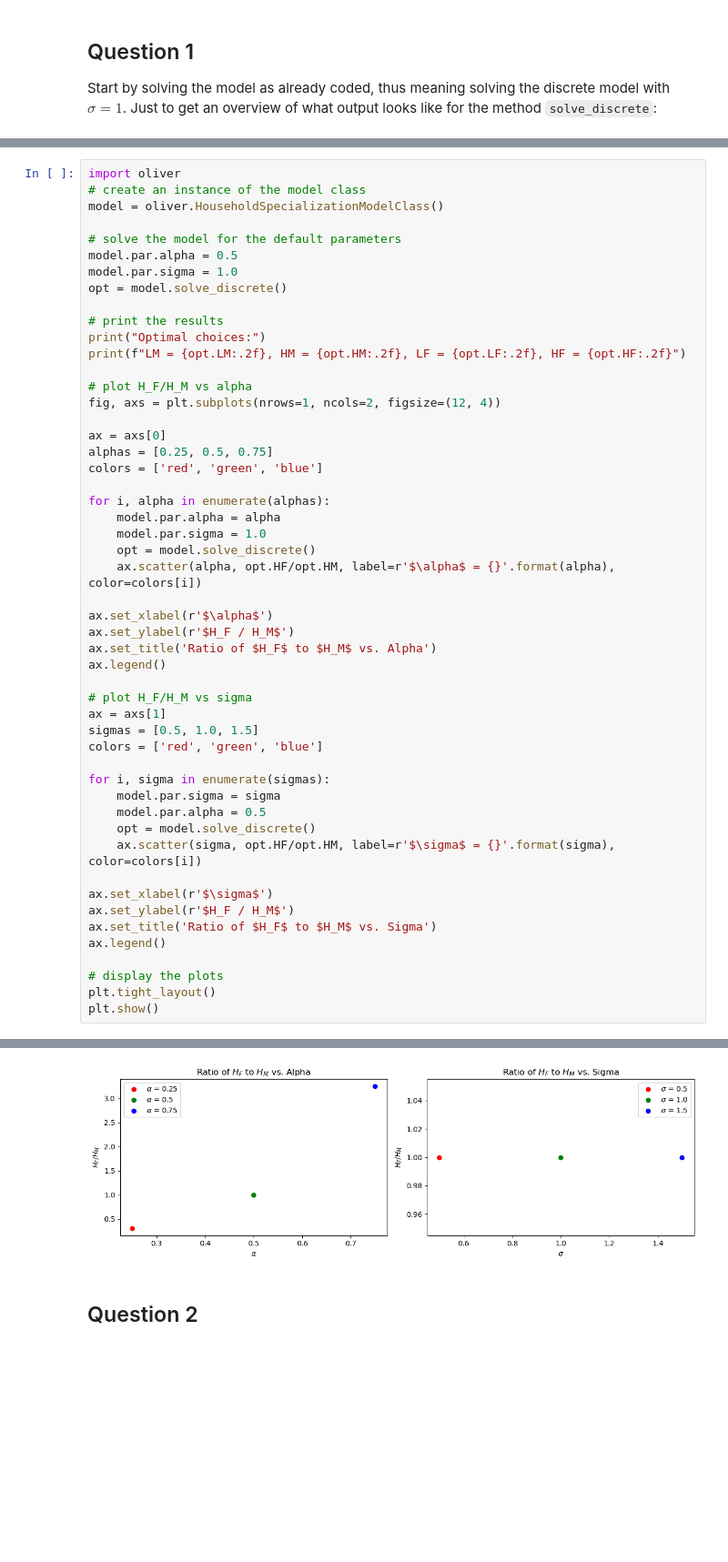
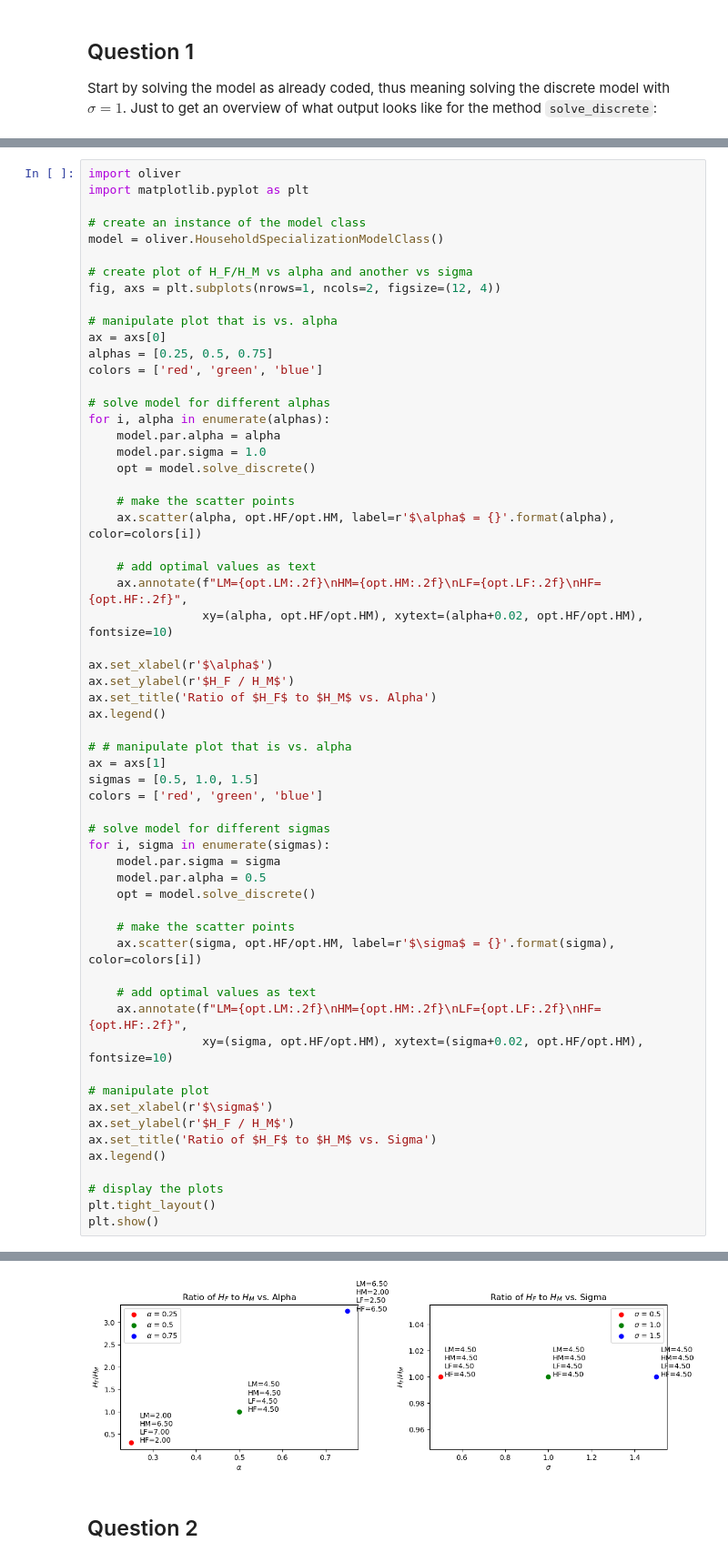
Before and after one commit to NumEconCopenhagen/projects-2023-de-slemme-programmeringsrotter, a Jupyter notebook: inauguralproject/oliver.ipynb, the cells around one changed output, grey strips where cells are left out. Shown at 91% size. Cells and saved outputs as stored; diff of their text form; blank space fills up the shorter version.

```diff
--- a/inauguralproject/oliver.ipynb
+++ b/inauguralproject/oliver.ipynb
@@ -35,46 +37,55 @@ One can see the solutions to the different values of sigma and alpha:
 # %%
 import oliver
+import matplotlib.pyplot as plt
+
 # create an instance of the model class
 model = oliver.HouseholdSpecializationModelClass()
 
-# solve the model for the default parameters
-model.par.alpha = 0.5
-model.par.sigma = 1.0
-opt = model.solve_discrete()
-
-# print the results
-print("Optimal choices:")
-print(f"LM = {opt.LM:.2f}, HM = {opt.HM:.2f}, LF = {opt.LF:.2f}, HF = {opt.HF:.2f}")
-
-# plot H_F/H_M vs alpha
+# create plot of H_F/H_M vs alpha and another vs sigma
 fig, axs = plt.subplots(nrows=1, ncols=2, figsize=(12, 4))
 
+# manipulate plot that is vs. alpha
 ax = axs[0]
 alphas = [0.25, 0.5, 0.75]
 colors = ['red', 'green', 'blue']
 
+# solve model for different alphas
 for i, alpha in enumerate(alphas):
     model.par.alpha = alpha
     model.par.sigma = 1.0
     opt = model.solve_discrete()
+
+    # make the scatter points
     ax.scatter(alpha, opt.HF/opt.HM, label=r'$\alpha$ = {}'.format(alpha), color=colors[i])
+
+    # add optimal values as text
+    ax.annotate(f"LM={opt.LM:.2f}\nHM={opt.HM:.2f}\nLF={opt.LF:.2f}\nHF={opt.HF:.2f}",
+                xy=(alpha, opt.HF/opt.HM), xytext=(alpha+0.02, opt.HF/opt.HM), fontsize=10)
 
 ax.set_xlabel(r'$\alpha$')
 ax.set_ylabel(r'$H_F / H_M$')
 ax.set_title('Ratio of $H_F$ to $H_M$ vs. Alpha')
 ax.legend()
 
-# plot H_F/H_M vs sigma
+# # manipulate plot that is vs. alpha
 ax = axs[1]
 sigmas = [0.5, 1.0, 1.5]
 colors = ['red', 'green', 'blue']
 
+# solve model for different sigmas
 for i, sigma in enumerate(sigmas):
     model.par.sigma = sigma
     model.par.alpha = 0.5
     opt = model.solve_discrete()
+
+    # make the scatter points
     ax.scatter(sigma, opt.HF/opt.HM, label=r'$\sigma$ = {}'.format(sigma), color=colors[i])
 
+    # add optimal values as text
+    ax.annotate(f"LM={opt.LM:.2f}\nHM={opt.HM:.2f}\nLF={opt.LF:.2f}\nHF={opt.HF:.2f}",
+                xy=(sigma, opt.HF/opt.HM), xytext=(sigma+0.02, opt.HF/opt.HM), fontsize=10)
+
+# manipulate plot
 ax.set_xlabel(r'$\sigma$')
 ax.set_ylabel(r'$H_F / H_M$')
 ax.set_title('Ratio of $H_F$ to $H_M$ vs. Sigma')
@@ -89,4 +98,4 @@ LM = 4.50, HM = 4.50, LF = 4.50, HF = 4.50
-[figure, old version]
+[figure, new version]
 # %% [markdown]
 ## Question 2
 # %%
```
Also changed, not shown: parts of 4 cells of this notebook.
